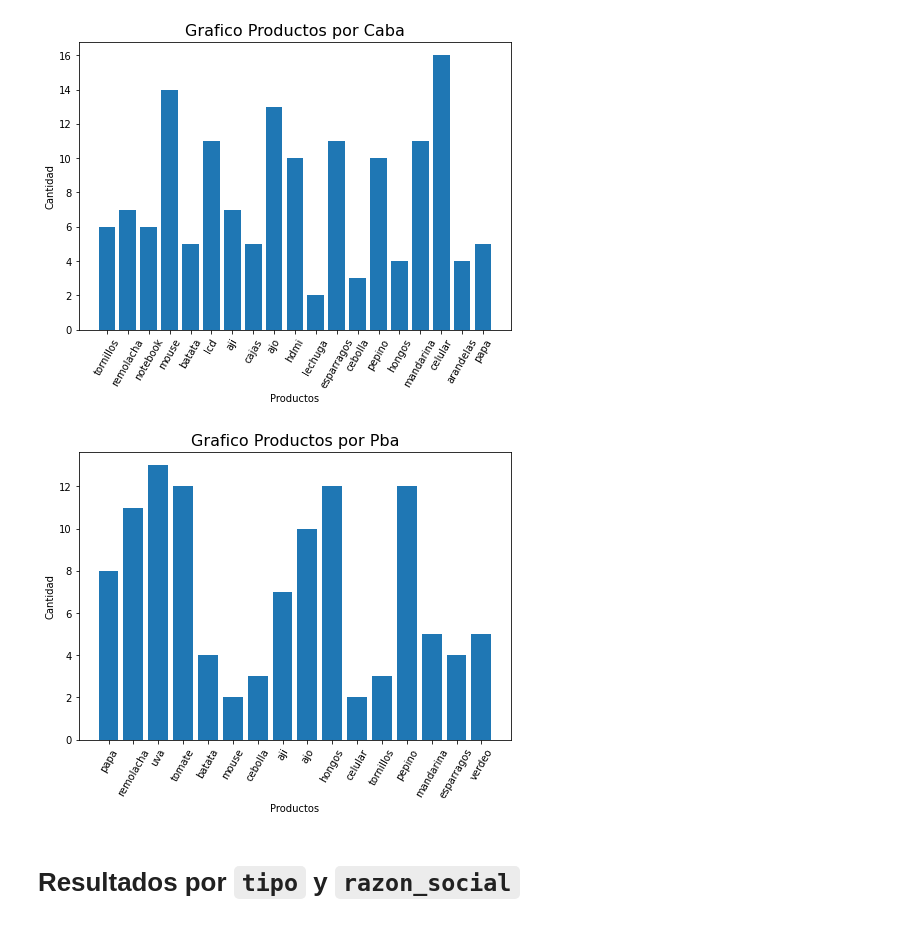
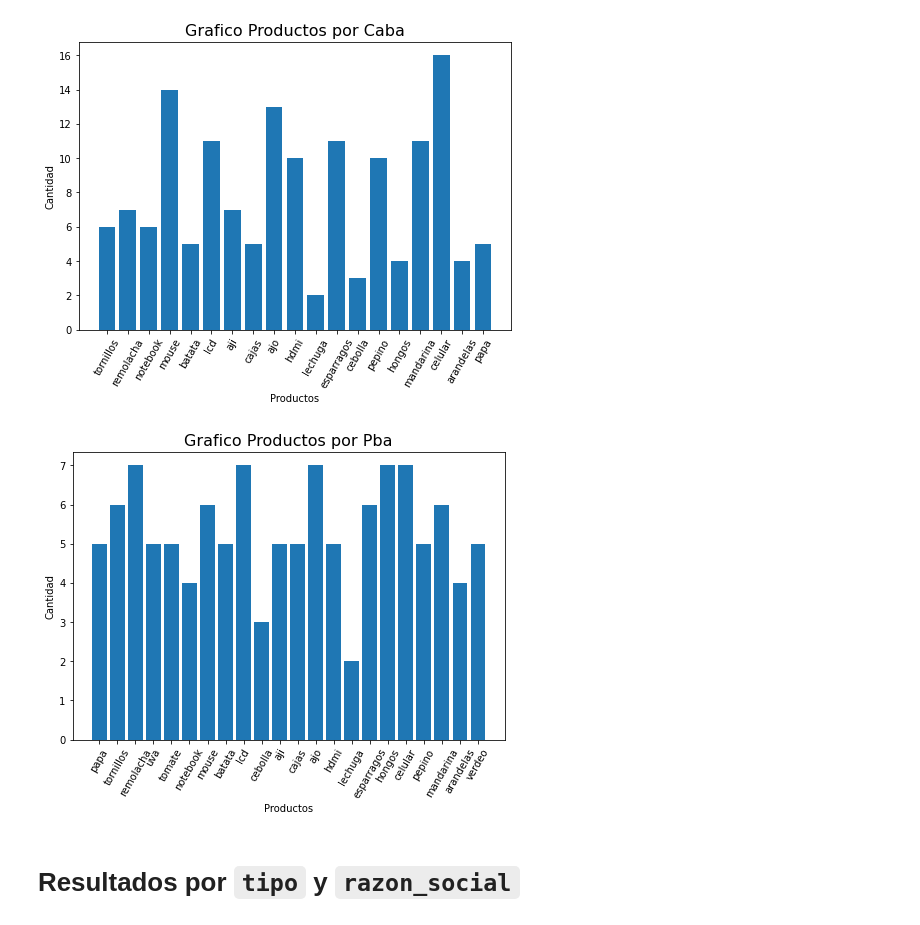
Before and after one commit to ri1965/Toolkits, a Jupyter notebook: Graficos_24_03_22.ipynb, the cells around one changed output. Drawn from its saved outputs; the diff is of its cells as text; code cells hidden in the pictures.

```diff
--- a/Graficos_24_03_22.ipynb
+++ b/Graficos_24_03_22.ipynb
@@ -655,21 +620,21 @@ plt.show() #Ploteamos
 [figure]
 # %%
 dic_grafico= grafPorGrupo('localidad', 'producto', 'pba')
-x2, y2, z2 = defineXY(dic_grafico, 'pba')
+x1, y1, z1 = defineXY(dic_grafico, 'pba')
 
 fig = plt.figure()
 ax = fig.add_axes([0,0,1,1])  #Establecemos ejes
 
 
 
-ax.bar(x2, y2) #Establecemos en el eje X a "Razon Social" y a Eje Y a "Cantidad"
-plt.title(f'Grafico Productos por {z2}', size = 16)
+ax.bar('producto', 'cantidad', data = dic_graf) #Establecemos en el eje X a "Razon Social" y a Eje Y a "Cantidad"
+plt.title(f'Grafico Productos por {z1}', size = 16)
 plt.xlabel('Productos')
 plt.ylabel('Cantidad')
 plt.xticks(rotation=60)
 plt.show() #Ploteamos
 # %% [output]
-[figure, old version]
+[figure, new version]
 # %% [markdown]
 # Resultados por `tipo` y `razon_social`
 # %% [markdown]
```
Also changed, not shown: parts of 16 cells of this notebook.
